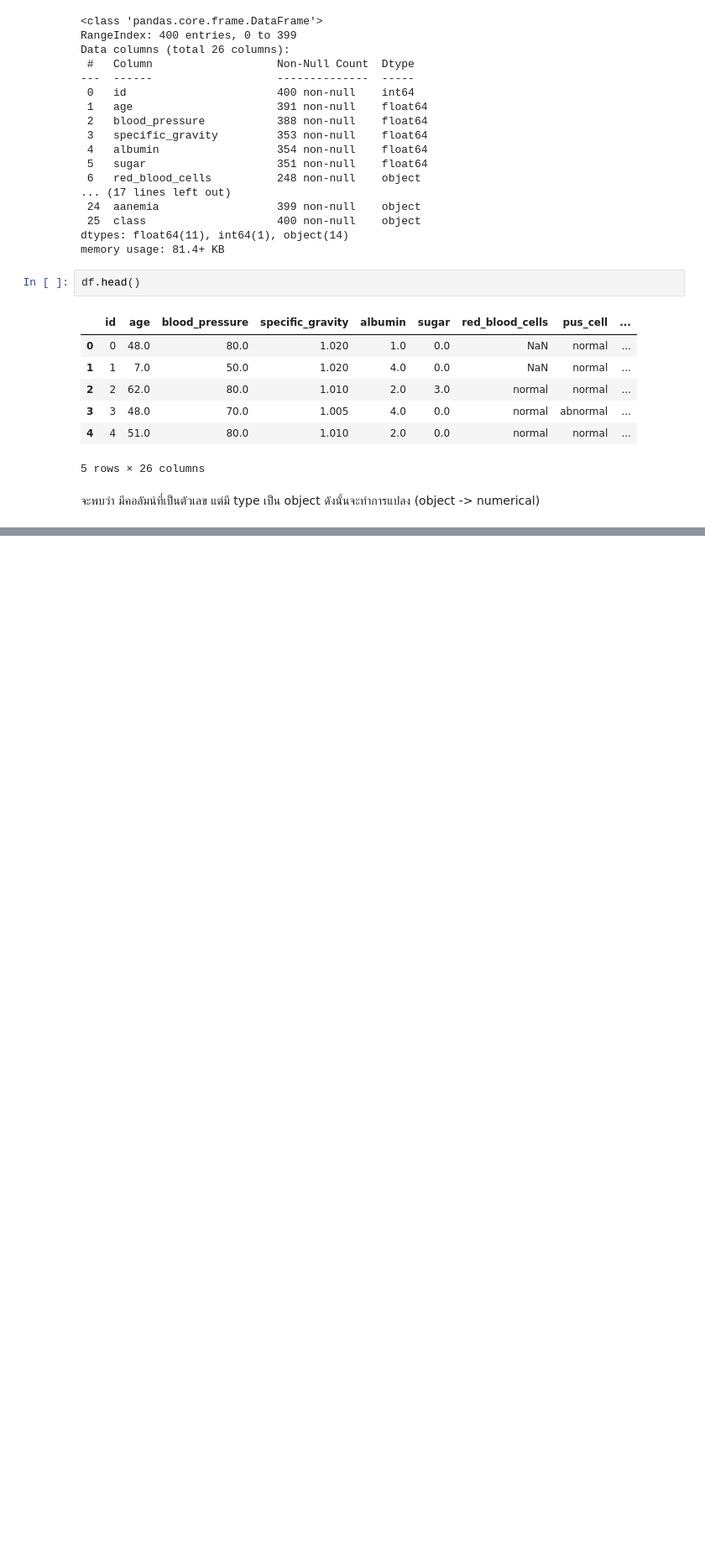
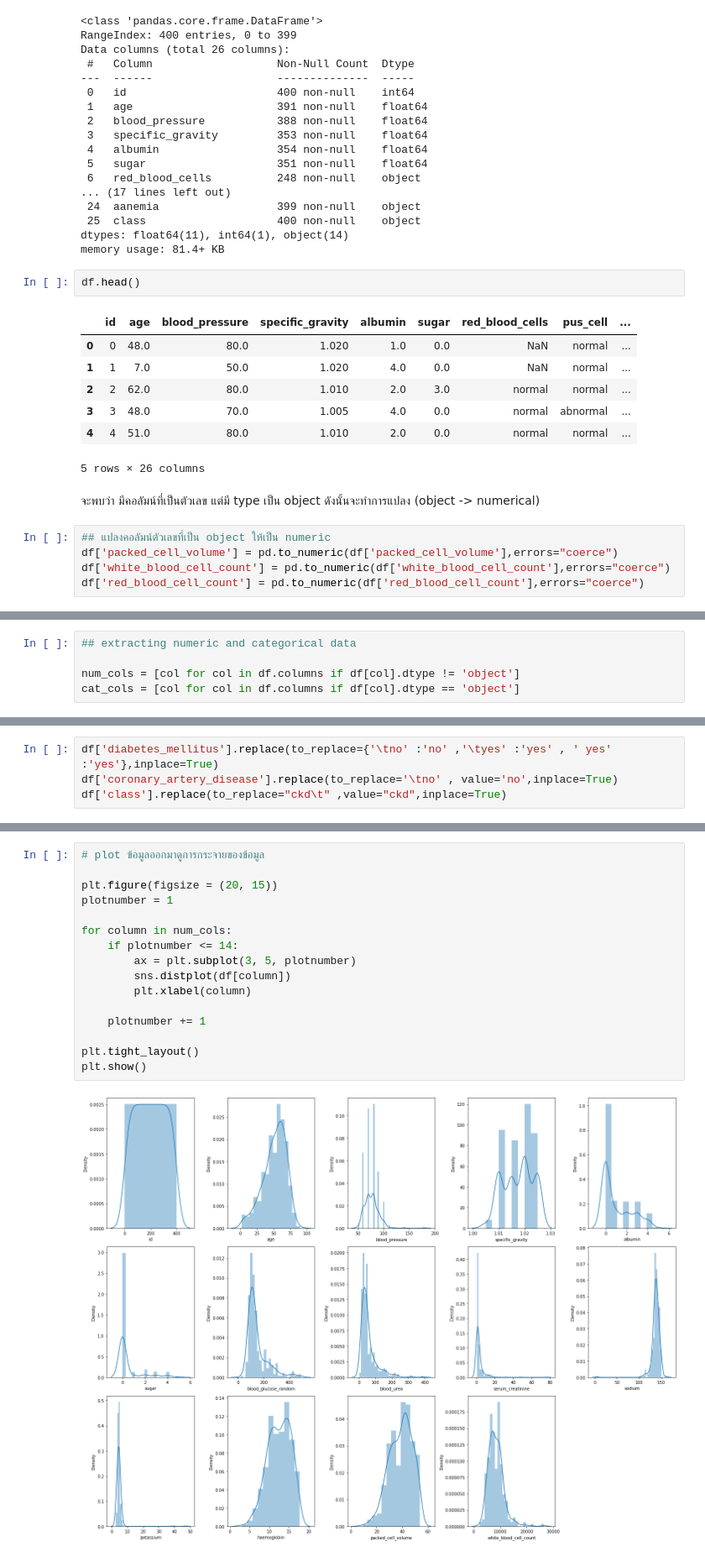
Before and after one commit to BossBoxing/TermProjectKKU_CKD_Prediction_Web_Application, a Jupyter notebook: prototype.ipynb, the cells around one changed output, grey strips where cells are left out. Shown: that part at 84% size. Cells and saved outputs as stored; diff of their text form; blank space fills up the shorter version.

Commit message:
Finish Clean Data

```diff
--- a/prototype.ipynb
+++ b/prototype.ipynb
@@ -62,3 +62,8 @@ df.head()
 5 rows × 26 columns
 # %% [markdown]
 จะพบว่า มีคอลัมน์ที่เป็นตัวเลข แต่มี type เป็น object ดังนั้นจะทำการแปลง (object -> numerical)
+# %%
+## แปลงคอลัมน์ตัวเลขที่เป็น object ให้เป็น numeric
+df['packed_cell_volume'] = pd.to_numeric(df['packed_cell_volume'],errors="coerce")
+df['white_blood_cell_count'] = pd.to_numeric(df['white_blood_cell_count'],errors="coerce")
+df['red_blood_cell_count'] = pd.to_numeric(df['red_blood_cell_count'],errors="coerce")
@@ -64,0 +92,5 @@ df.head()
+# %%
+## extracting numeric and categorical data
+
+num_cols = [col for col in df.columns if df[col].dtype != 'object']
+cat_cols = [col for col in df.columns if df[col].dtype == 'object']
@@ -64,0 +141,4 @@ df.head()
+# %%
+df['diabetes_mellitus'].replace(to_replace={'\tno' :'no' ,'\tyes' :'yes' , ' yes' :'yes'},inplace=True)
+df['coronary_artery_disease'].replace(to_replace='\tno' , value='no',inplace=True)
+df['class'].replace(to_replace="ckd\t" ,value="ckd",inplace=True)
@@ -64,0 +168,18 @@ df.head()
+# %%
+# plot ข้อมูลออกมาดูการกระจายของข้อมูล
+
+plt.figure(figsize = (20, 15))
+plotnumber = 1
+
+for column in num_cols:
+    if plotnumber <= 14:
+        ax = plt.subplot(3, 5, plotnumber)
+        sns.distplot(df[column])
+        plt.xlabel(column)
+
+    plotnumber += 1
+
+plt.tight_layout()
+plt.show()
+# %% [output]
+[figure, added]
```
Also changed, not shown: parts of 22 cells of this notebook.
